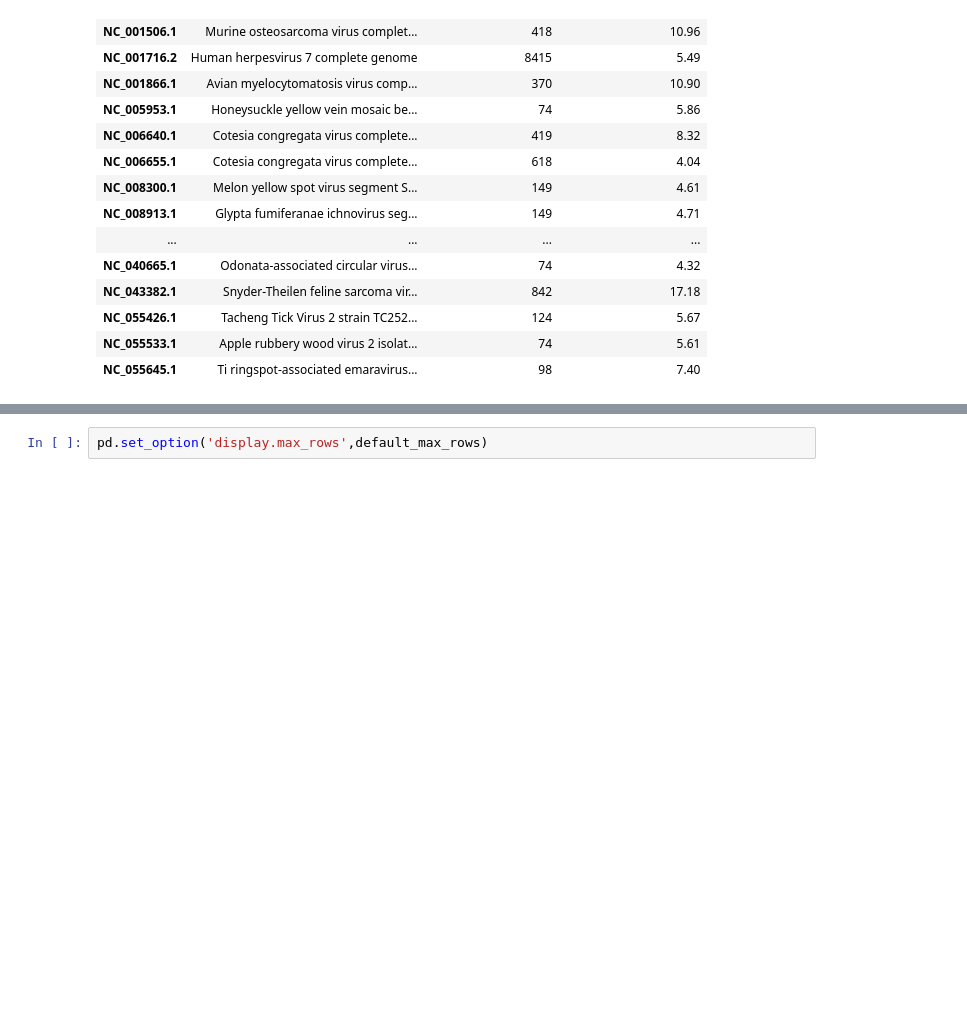
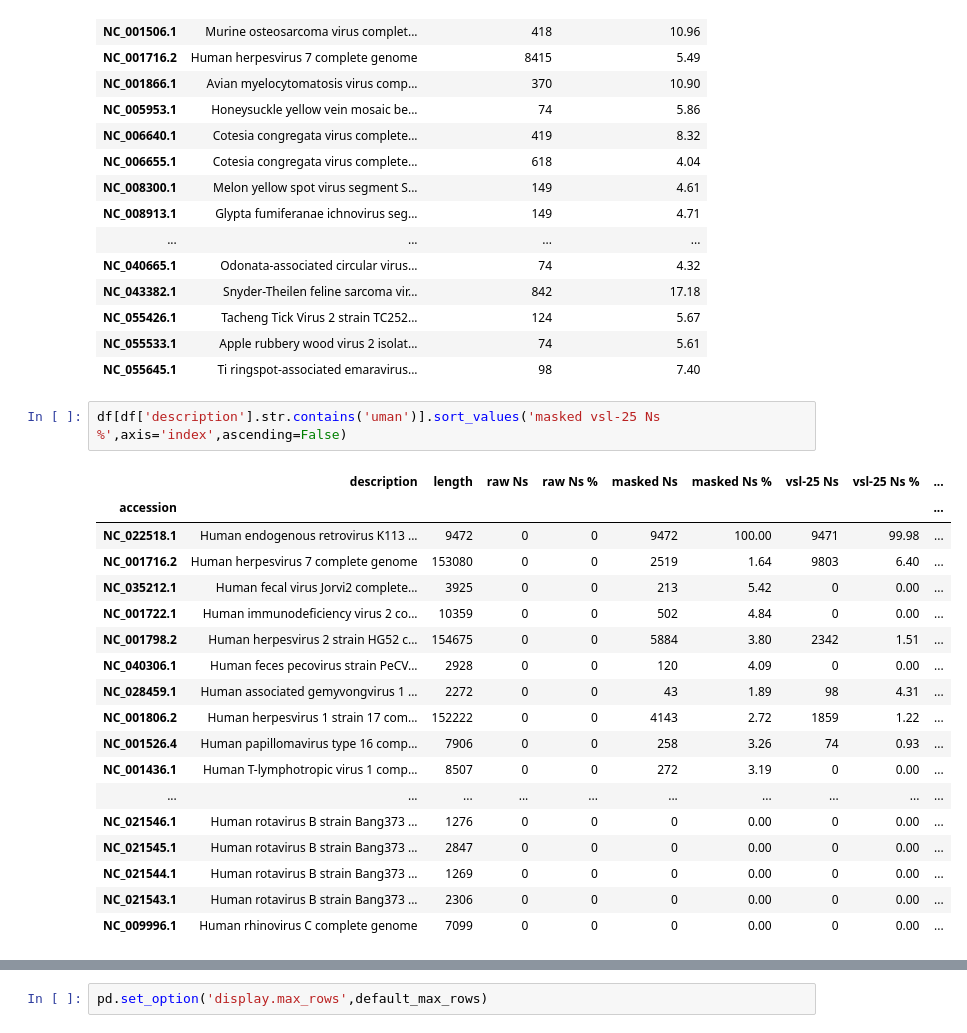
Before and after one commit to ucsffrancislab/genomics, a Jupyter notebook: data/20211111-hg38-viral-homology/analysis.ipynb, the cells around one changed output, grey strips where cells are left out. Saved outputs shown, nothing was run; the diff lists cells and outputs as text; blank space fills up the shorter version.

```diff
--- a/data/20211111-hg38-viral-homology/analysis.ipynb
+++ b/data/20211111-hg38-viral-homology/analysis.ipynb
@@ -370,3 +370,24 @@ df[(df['RM vsl-25 missed Ns %']>4)][['description','RM vsl-25 missed Ns','RM vsl
 | NC_055426.1 | Tacheng Tick Virus 2 strain TC252... | 124 | 5.67 |
 | NC_055533.1 | Apple rubbery wood virus 2 isolat... | 74 | 5.61 |
 | NC_055645.1 | Ti ringspot-associated emaravirus... | 98 | 7.40 |
+# %%
+df[df['description'].str.contains('uman')].sort_values('masked vsl-25 Ns %',axis='index',ascending=False)
+# %% [output]
+|  | description | length | raw Ns | raw Ns % | masked Ns | masked Ns % | vsl-25 Ns | vsl-25 Ns % | ... |
+| accession |  |  |  |  |  |  |  |  | ... |
+| NC_022518.1 | Human endogenous retrovirus K113 ... | 9472 | 0 | 0 | 9472 | 100.00 | 9471 | 99.98 | ... |
+| NC_001716.2 | Human herpesvirus 7 complete genome | 153080 | 0 | 0 | 2519 | 1.64 | 9803 | 6.40 | ... |
+| NC_035212.1 | Human fecal virus Jorvi2 complete... | 3925 | 0 | 0 | 213 | 5.42 | 0 | 0.00 | ... |
+| NC_001722.1 | Human immunodeficiency virus 2 co... | 10359 | 0 | 0 | 502 | 4.84 | 0 | 0.00 | ... |
+| NC_001798.2 | Human herpesvirus 2 strain HG52 c... | 154675 | 0 | 0 | 5884 | 3.80 | 2342 | 1.51 | ... |
+| NC_040306.1 | Human feces pecovirus strain PeCV... | 2928 | 0 | 0 | 120 | 4.09 | 0 | 0.00 | ... |
+| NC_028459.1 | Human associated gemyvongvirus 1 ... | 2272 | 0 | 0 | 43 | 1.89 | 98 | 4.31 | ... |
+| NC_001806.2 | Human herpesvirus 1 strain 17 com... | 152222 | 0 | 0 | 4143 | 2.72 | 1859 | 1.22 | ... |
+| NC_001526.4 | Human papillomavirus type 16 comp... | 7906 | 0 | 0 | 258 | 3.26 | 74 | 0.93 | ... |
+| NC_001436.1 | Human T-lymphotropic virus 1 comp... | 8507 | 0 | 0 | 272 | 3.19 | 0 | 0.00 | ... |
+| ... | ... | ... | ... | ... | ... | ... | ... | ... | ... |
+| NC_021546.1 | Human rotavirus B strain Bang373 ... | 1276 | 0 | 0 | 0 | 0.00 | 0 | 0.00 | ... |
+| NC_021545.1 | Human rotavirus B strain Bang373 ... | 2847 | 0 | 0 | 0 | 0.00 | 0 | 0.00 | ... |
+| NC_021544.1 | Human rotavirus B strain Bang373 ... | 1269 | 0 | 0 | 0 | 0.00 | 0 | 0.00 | ... |
+| NC_021543.1 | Human rotavirus B strain Bang373 ... | 2306 | 0 | 0 | 0 | 0.00 | 0 | 0.00 | ... |
+| NC_009996.1 | Human rhinovirus C complete genome | 7099 | 0 | 0 | 0 | 0.00 | 0 | 0.00 | ... |
```
Also changed, not shown: parts of 3 cells of this notebook.
